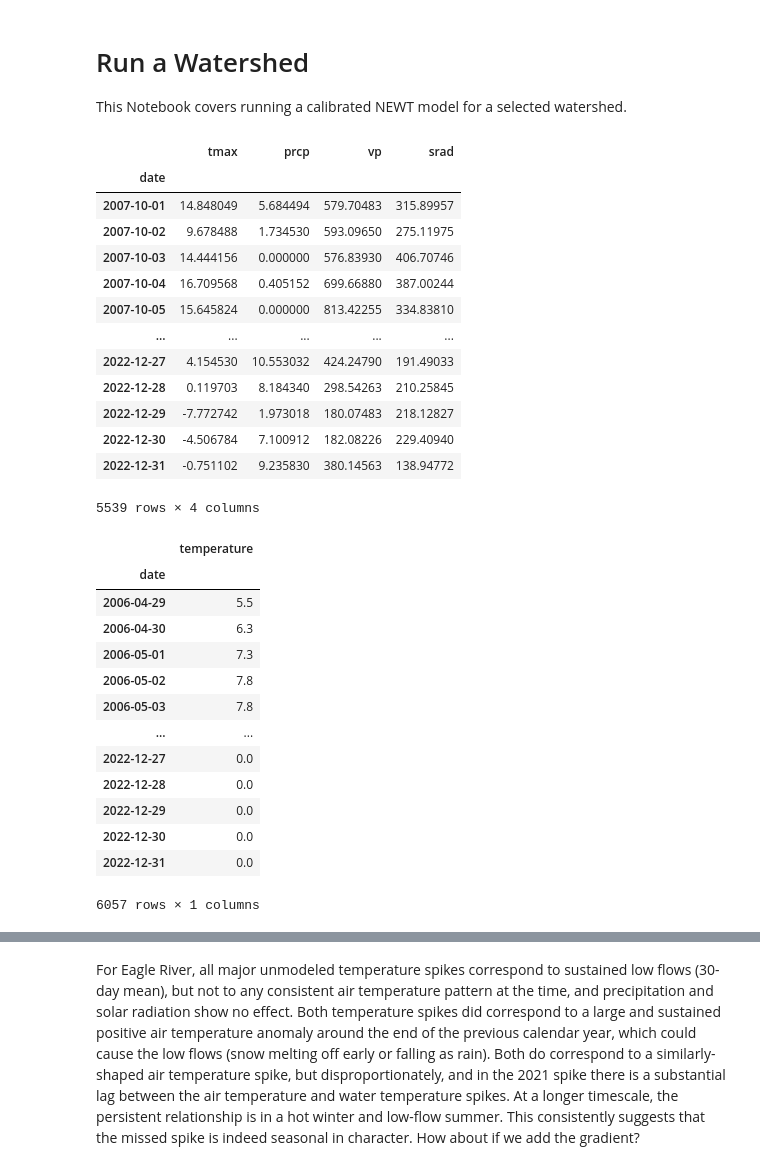
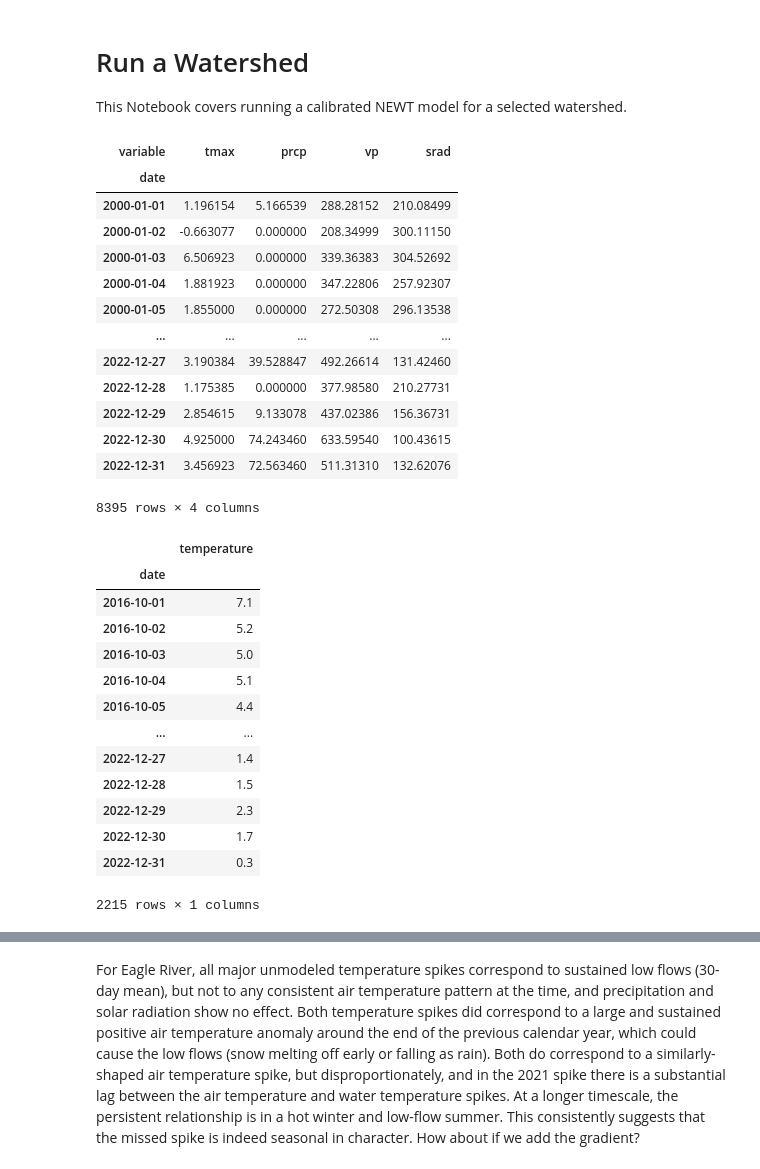
Before and after one commit to mines-ciroh/TempEst-NEWT, a Jupyter notebook: watershed_run.ipynb, the cells around one changed output, grey strips where cells are left out. Cells and saved outputs as stored; diff of their text form; code cells hidden in the pictures.

```diff
--- a/watershed_run.ipynb
+++ b/watershed_run.ipynb
@@ -21,52 +23,52 @@ import NEWT.datatools as datatools
 # %%
 sagehen = "10343500"
 eagle = "394220106431500"
-ws = eagle
+ws = sagehen
 # %%
-use_origin = False
+use_origin = True
 if use_origin:
     raw = pd.read_csv(r"X:\Rio.Data\StreamTemperature\NEXT\ReadyData\daymet_aoi\USGS-" + f"{ws}.csv")
     raw["date"] = pd.to_datetime(raw["datetime"]).dt.date
     raw = raw.set_index(["date", "variable"])["mean"].unstack(1)[["tmax", "prcp", "vp", "srad"]]
 else:
     raw = pd.read_csv("AllData.csv", dtype={"id": "str"})
     raw = raw[raw["id"] == ws]
     raw["date"] = pd.to_datetime(raw["date"]).dt.date
     raw = raw.set_index("date")[["tmax", "prcp", "vp", "srad"]]
 raw
 # %% [output]
-|  | tmax | prcp | vp | srad |
+| variable | tmax | prcp | vp | srad |
 | date |  |  |  |  |
-| 2007-10-01 | 14.848049 | 5.684494 | 579.70483 | 315.89957 |
-| 2007-10-02 | 9.678488 | 1.734530 | 593.09650 | 275.11975 |
-| 2007-10-03 | 14.444156 | 0.000000 | 576.83930 | 406.70746 |
-| 2007-10-04 | 16.709568 | 0.405152 | 699.66880 | 387.00244 |
-| 2007-10-05 | 15.645824 | 0.000000 | 813.42255 | 334.83810 |
+| 2000-01-01 | 1.196154 | 5.166539 | 288.28152 | 210.08499 |
+| 2000-01-02 | -0.663077 | 0.000000 | 208.34999 | 300.11150 |
+| 2000-01-03 | 6.506923 | 0.000000 | 339.36383 | 304.52692 |
+| 2000-01-04 | 1.881923 | 0.000000 | 347.22806 | 257.92307 |
+| 2000-01-05 | 1.855000 | 0.000000 | 272.50308 | 296.13538 |
 | ... | ... | ... | ... | ... |
-| 2022-12-27 | 4.154530 | 10.553032 | 424.24790 | 191.49033 |
-| 2022-12-28 | 0.119703 | 8.184340 | 298.54263 | 210.25845 |
-| 2022-12-29 | -7.772742 | 1.973018 | 180.07483 | 218.12827 |
-| 2022-12-30 | -4.506784 | 7.100912 | 182.08226 | 229.40940 |
-| 2022-12-31 | -0.751102 | 9.235830 | 380.14563 | 138.94772 |
+| 2022-12-27 | 3.190384 | 39.528847 | 492.26614 | 131.42460 |
+| 2022-12-28 | 1.175385 | 0.000000 | 377.98580 | 210.27731 |
+| 2022-12-29 | 2.854615 | 9.133078 | 437.02386 | 156.36731 |
+| 2022-12-30 | 4.925000 | 74.243460 | 633.59540 | 100.43615 |
+| 2022-12-31 | 3.456923 | 72.563460 | 511.31310 | 132.62076 |
-5539 rows × 4 columns
+8395 rows × 4 columns
 # %%
 stdat = nwis.get_dv(sites=[ws], start="2000-01-01", end="2022-12-31", parameterCd="00010")[0].assign(date=lambda x: x.index.date)[["date", "00010_Mean"]].rename(columns={"00010_Mean": "temperature"}).set_index("date").dropna()
 stdat
 # %% [output]
 |  | temperature |
 | date |  |
-| 2006-04-29 | 5.5 |
-| 2006-04-30 | 6.3 |
-| 2006-05-01 | 7.3 |
-| 2006-05-02 | 7.8 |
-| 2006-05-03 | 7.8 |
+| 2016-10-01 | 7.1 |
+| 2016-10-02 | 5.2 |
+| 2016-10-03 | 5.0 |
+| 2016-10-04 | 5.1 |
+| 2016-10-05 | 4.4 |
 | ... | ... |
-| 2022-12-27 | 0.0 |
-| 2022-12-28 | 0.0 |
-| 2022-12-29 | 0.0 |
-| 2022-12-30 | 0.0 |
-| 2022-12-31 | 0.0 |
+| 2022-12-27 | 1.4 |
+| 2022-12-28 | 1.5 |
+| 2022-12-29 | 2.3 |
+| 2022-12-30 | 1.7 |
+| 2022-12-31 | 0.3 |
-6057 rows × 1 columns
+2215 rows × 1 columns
 # %%
 # Optional: add streamflow
 qdat = nwis.get_dv(sites=[ws], start="2000-01-01", end="2022-12-31", parameterCd="00060")[0].assign(date=lambda x: x.index.date)[["date", "00060_Mean"]].rename(columns={"00060_Mean": "Q"}).set_index("date").dropna()
```
Also changed, not shown: parts of 23 cells of this notebook, 1 other file.
